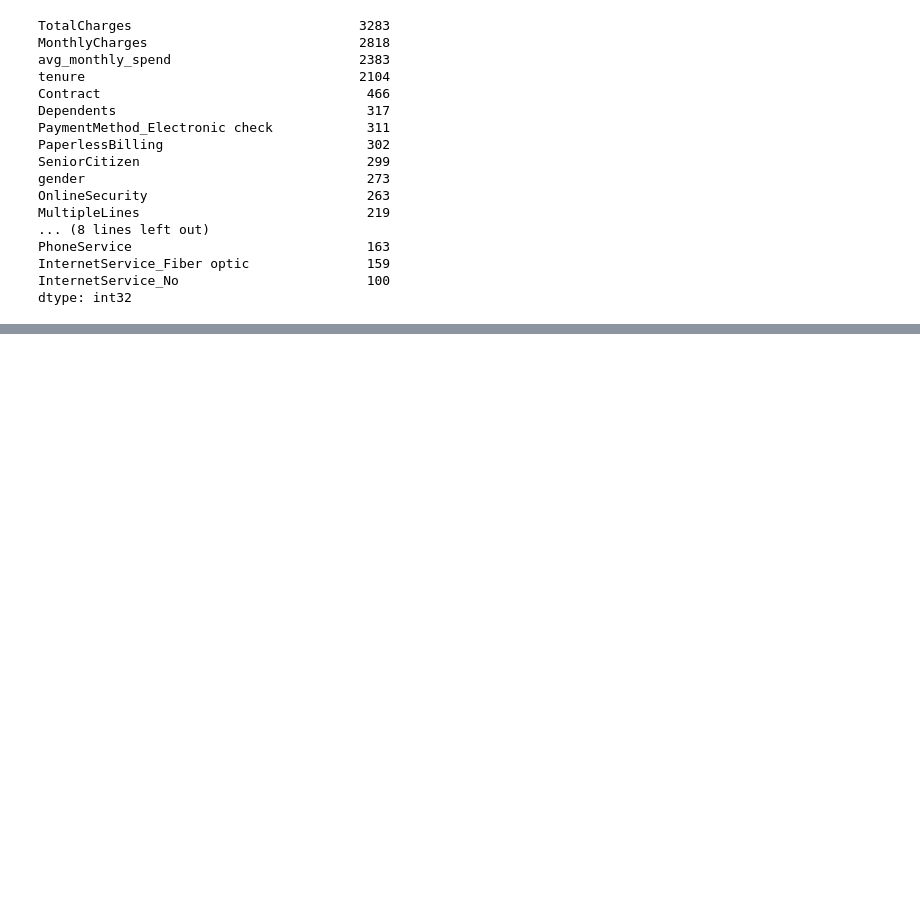
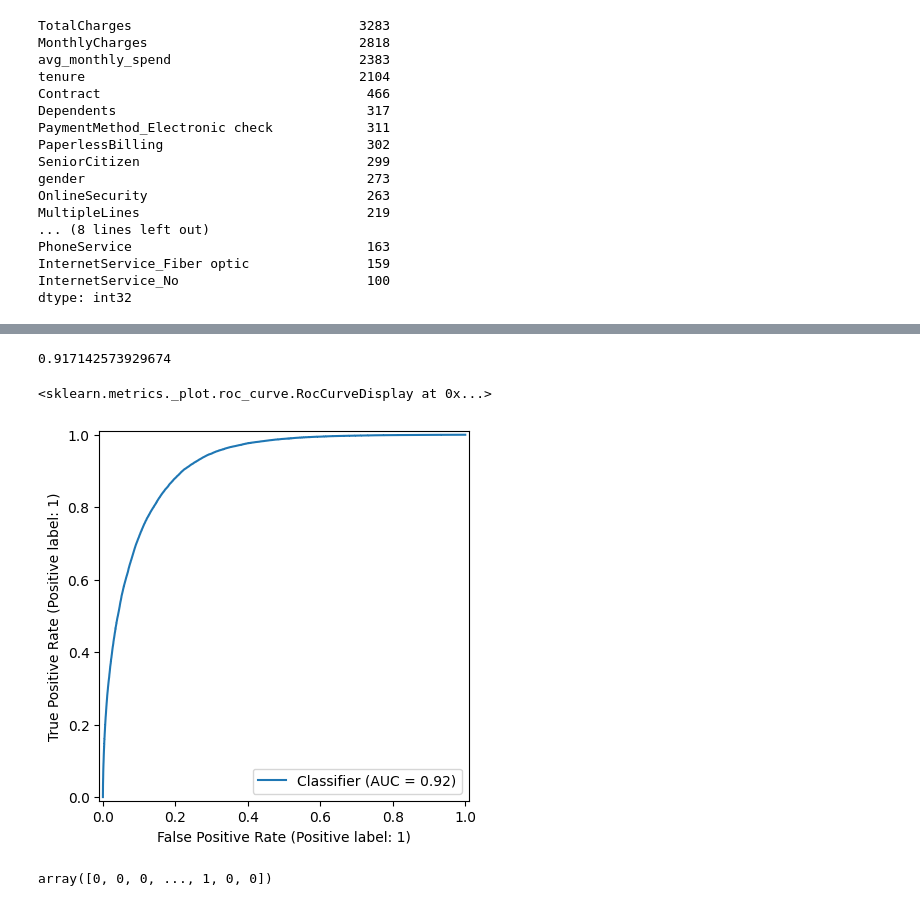
Before and after one commit to RithikDatascientist/potfolio, a Jupyter notebook: Customer_Churn/notebooks/002_model_building_evaluation.ipynb, the cells around one changed output, grey strips where cells are left out. Drawn from its saved outputs; the diff is of its cells as text; code cells hidden in the pictures; blank space fills up the shorter version.

```diff
--- a/Customer_Churn/notebooks/002_model_building_evaluation.ipynb
+++ b/Customer_Churn/notebooks/002_model_building_evaluation.ipynb
@@ -533,3 +506,17 @@ PhoneService                              163
 InternetService_Fiber optic               159
 InternetService_No                        100
 dtype: int32
+# %%
+from catboost import CatBoostClassifier
+
+model = CatBoostClassifier(
+    iterations=1000,
+    learning_rate=0.05,
+    depth=6,
+    loss_function='Logloss',
+    eval_metric='Accuracy',
+    random_seed=42,
+    verbose=100
+)
+
+model.fit(x_train, y_train)
@@ -535,0 +573,10 @@ dtype: int32
+# %%
+cb_probs = model.predict_proba(x_test)[:,1]
+
+for t in [0.30,0.35,0.40,0.45,0.50]:
+    preds = (cb_probs >= t).astype(int)
+
+    print(f"\nThreshold : {t}")
+    print("="*60)
+    print(classification_report(y_test, preds))
+    print(confusion_matrix(y_test, preds))
@@ -535,0 +601,11 @@ dtype: int32
+# %%
+from sklearn.metrics import roc_auc_score
+roc_auc_score(y_test, cb_probs)
+# %% [output]
+0.917142573929674
+# %%
+from sklearn.metrics import RocCurveDisplay
+RocCurveDisplay.from_predictions(y_test, cb_probs)
+# %% [output]
+<sklearn.metrics._plot.roc_curve.RocCurveDisplay at 0x...>
+[figure, added]
@@ -535,0 +620,4 @@ dtype: int32
+# %%
+ensemble_preds
+# %% [output]
+array([0, 0, 0, ..., 1, 0, 0])
```
Also changed, not shown: parts of 15 cells of this notebook, 4 other files.
